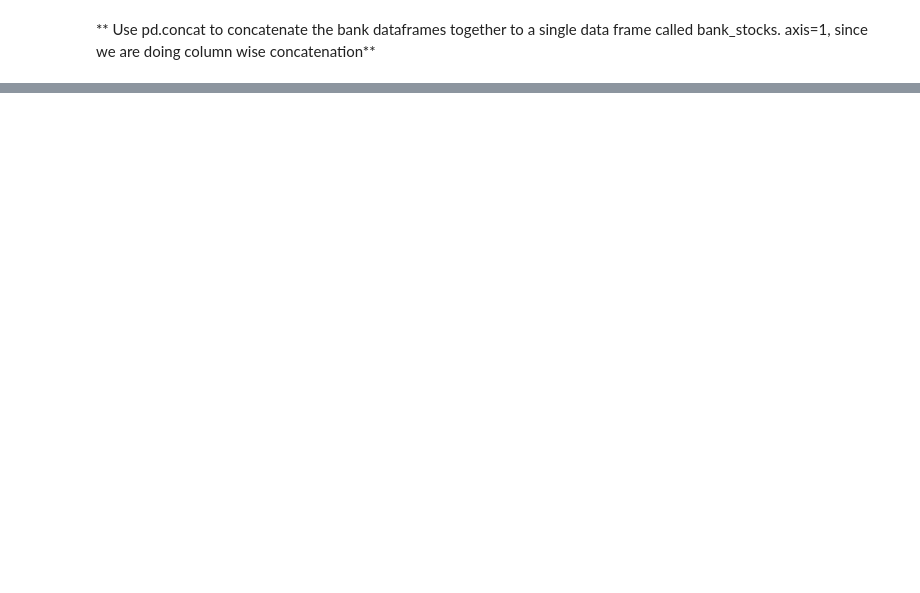
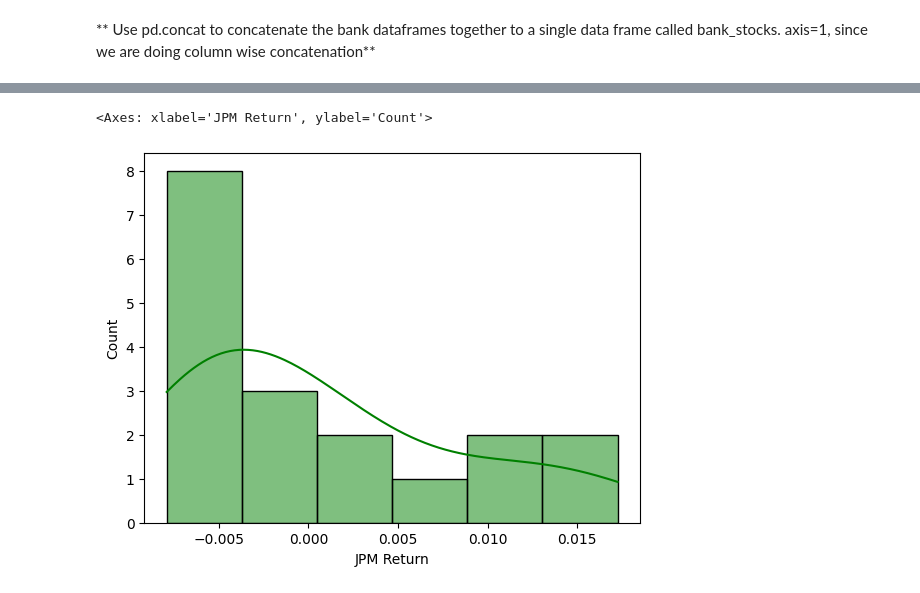
Before and after one commit to eram-f/finance_project, a Jupyter notebook: finance.ipynb, the cells around one changed output, grey strips where cells are left out. Saved outputs shown, nothing was run; the diff lists cells and outputs as text; code cells hidden in the pictures; blank space fills up the shorter version.

```diff
--- a/finance.ipynb
+++ b/finance.ipynb
@@ -229,0 +282,5 @@ bank_stocks.head(5)
+# %%
+sns.histplot(returns.loc['2024-01-01':'2024-12-31']['JPM Return'],color='green', kde=True)
+# %% [output]
+<Axes: xlabel='JPM Return', ylabel='Count'>
+[figure, added]
```
Also changed, not shown: parts of 46 cells of this notebook.
